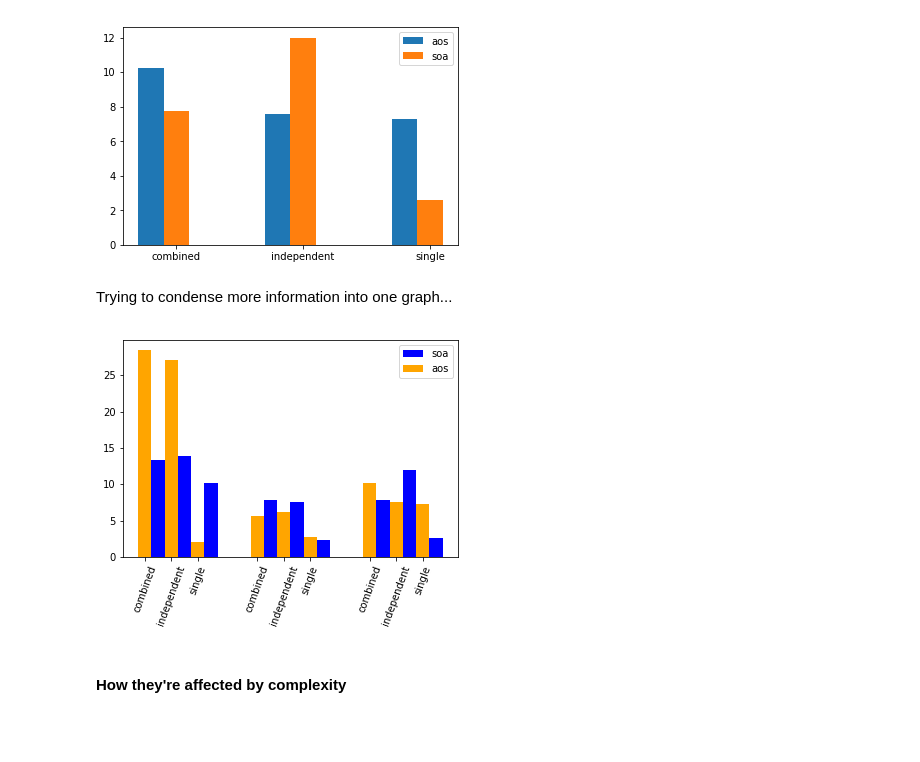
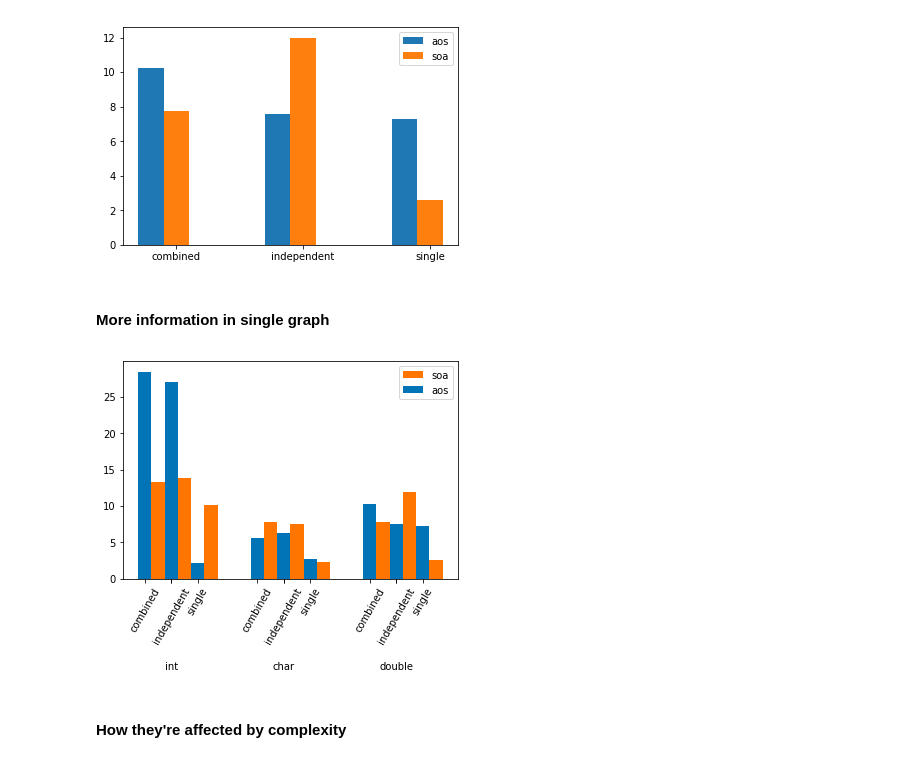
Before and after one commit to gress2/unpack-analysis-2, a Jupyter notebook: Analysis 2.ipynb, the cells around one changed output. Saved outputs shown, nothing was run; the diff lists cells and outputs as text; code cells hidden in the pictures; blank space fills up the shorter version.

Commit message:
finished with pain in the ass graph

```diff
--- a/Analysis 2.ipynb
+++ b/Analysis 2.ipynb
@@ -180,26 +180,26 @@ D.multi_bar(multi_xy)
 # %% [output]
 {'aos': {'x': ['combined', 'independent', 'single'], 'y': [10.228698, 7.570085, 7.2594314]}, 'soa': {'x': ['combined', 'independent', 'single'], 'y': [7.7701082, 11.992025, 2.6044223]}}
 [figure]
-# %% [markdown]
-Trying to condense more information into one graph...
+# %% [markdown]
+#### More information in single graph
 # %%
 must_haves = {
     'container_size': 1048576,
     'complexity': 'simple',
     'column': 'nocolumn',
     'iterations': 1024,
 }
 let_vary = ['orientation', 'access_pattern']
 filter_dicts = D.experiment_filter_dicts(unique, must_haves, let_vary)
 allowed_types = D.make_tuple_types(['char', 'int', 'double'], [4])
 filter_dicts = D.constrain_types(filter_dicts, allowed_types)
 selection = D.multi_filter_df(filter_dicts, df)
 selection = D.add_type_bases(selection)
 m2_xy = D.m2_xy(selection, 'access_pattern', 'timing', 'orientation', \
                             'type_base', sortx=True)
-D.m2_bar(m2_xy)
+D.m2_bar(m2_xy, color_ary=['#0074b7', '#ff7500'], label_rotation=60, label_shift=-.35)
 # %% [output]
-[figure, old version]
+[figure, new version]
 # %% [markdown]
 #### How they're affected by complexity
 # %%
```
Also changed, not shown: 1 other file.
